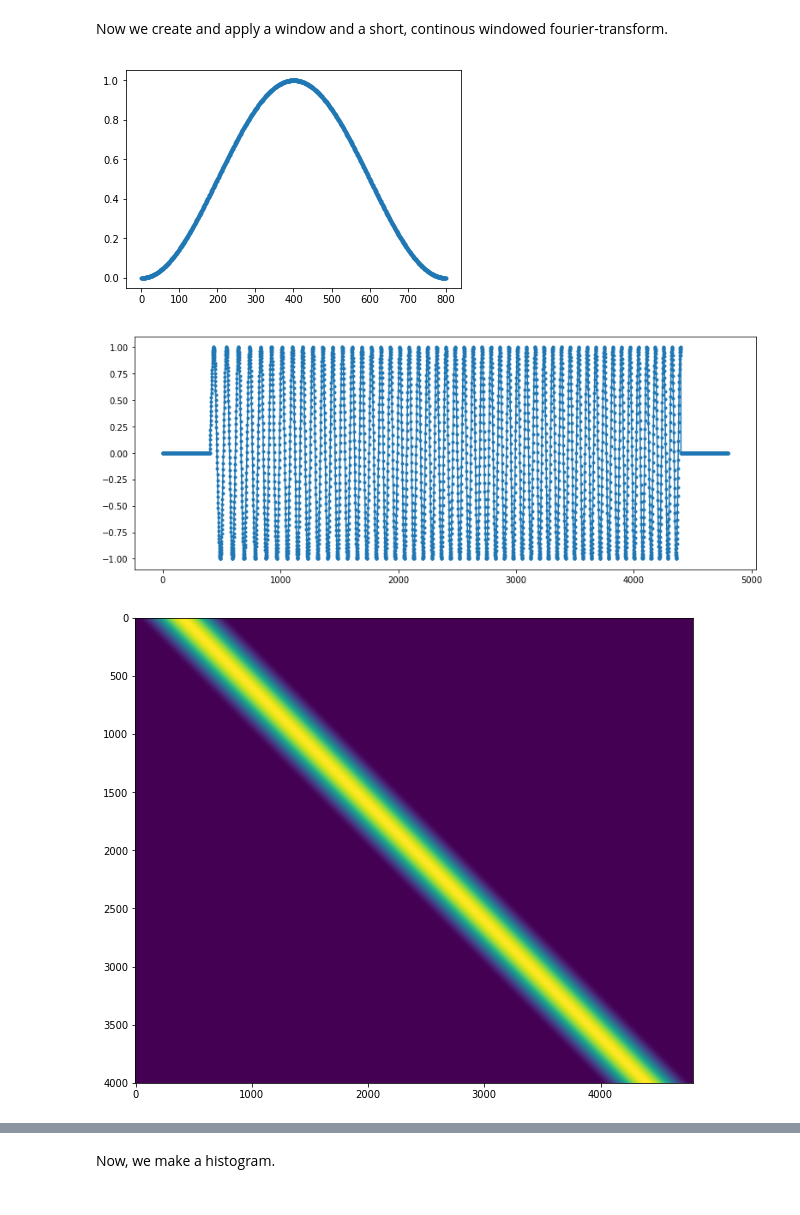
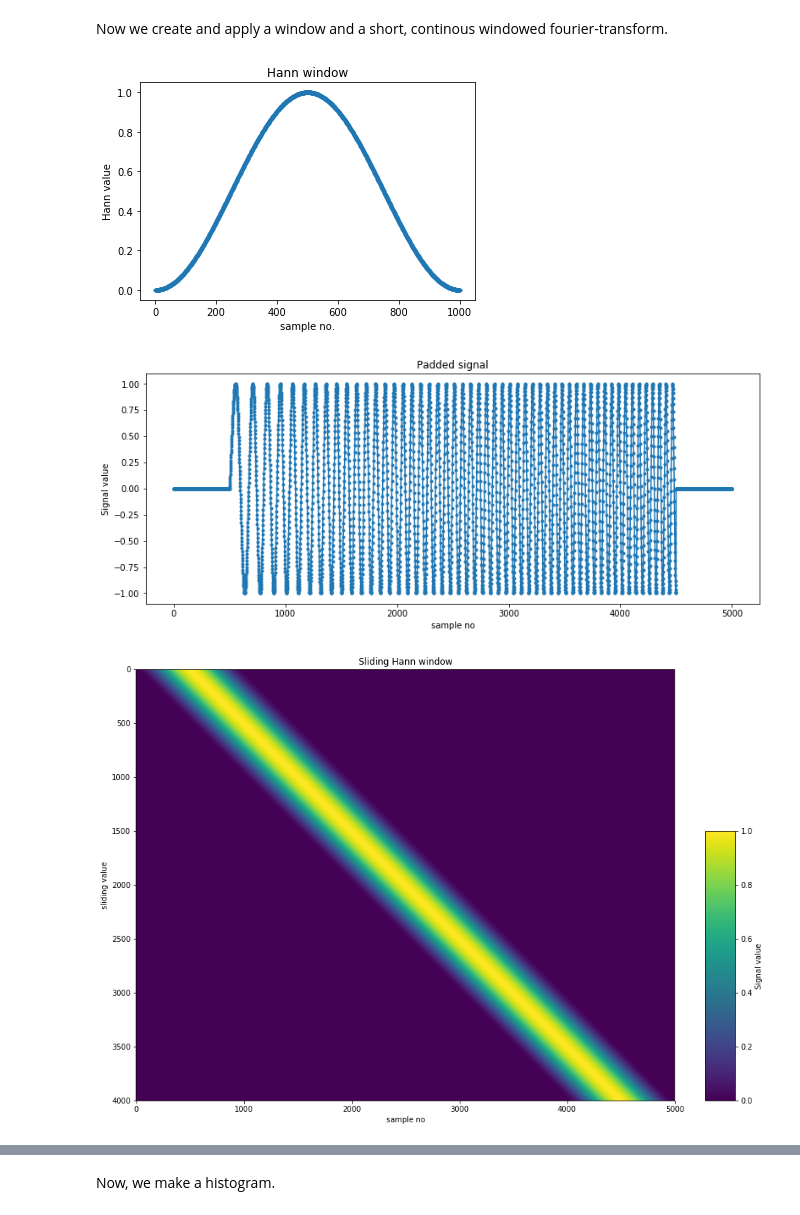
Before and after one commit to martonvavrik/fusion_research, a Jupyter notebook: waves.ipynb, the cells around one changed output, grey strips where cells are left out. Drawn from its saved outputs; the diff is of its cells as text; code cells hidden in the pictures.

Commit message:
Add files via upload
Fixed most plot labels

```diff
--- a/waves.ipynb
+++ b/waves.ipynb
@@ -15,7 +15,7 @@ from IPython.display import display
 <br> randamp - amplitude of noise (random noise)
 <br> <br> First, we create our signal and noise. In deafult: a sine wave, and a white noise.
 # %%
-f=5
+f=3
 #t=4
 samples=4000
 s_rate=1000
@@ -24,7 +24,7 @@ randamp=0
 frangemax=int(35*t)
 
 x = np.linspace(0.0, t, samples)
-s_det = np.sin(f*2*np.pi*x*(1+(x*2)**0.2))
+s_det = np.sin(f*2*np.pi*x*(1+(x*5)**0.4))
 s_noise = (np.random.rand(samples)-0.5)*randamp
 s=(s_det+s_noise)/(0.5*randamp+1)
 
@@ -192,31 +191,43 @@ plt.show()
 # %% [markdown]
 Now we create and apply a window and a short, continous windowed fourier-transform.
 # %%
-hann_r = 400
+hann_r = 500
 hann_base = np.hanning(2*hann_r+1)
 
 plt.plot(hann_base,".-")
+plt.title('Hann window')
+plt.xlabel('sample no.')
+plt.ylabel('Hann value')
 plt.show()
 
 z_padded_s = np.linspace (0, 0, samples+2*hann_r)
 z_0=z_padded_s
 z_padded_s[hann_r:-hann_r] = s
 
 plt.figure(figsize=(13,5))
 plt.plot(z_padded_s,".-")
+plt.title('Padded signal')
+plt.xlabel('sample no')
+plt.ylabel('Signal value')
 plt.show()
 
 win = np.zeros((samples, samples+hann_r+hann_r))
 for i in range(samples):
     win [i][i:i+hann_r+hann_r+1]=hann_base
 
-plt.figure(figsize=(10,10))
+plt.figure(figsize=(14,10))
 plt.imshow(win)
+plt.title('Sliding Hann window')
+plt.xlabel('sample no')
+plt.ylabel('sliding value')
+plt.subplots_adjust(bottom=0.1, right=0.88, top=0.9)
+cax = plt.axes([0.9, 0.1, 0.04, 0.5])
+plt.colorbar(cax=cax).set_label('Signal value')
 plt.show()
 # %% [output]
-[figure, old version]
+[figure, new version]
-[figure, old version]
+[figure, new version]
-[figure, old version]
+[figure, new version]
 # %%
 z_win = np.zeros((samples-hann_r-hann_r, samples))
 for i in range(samples-hann_r-hann_r):
```
Also changed, not shown: parts of 10 cells of this notebook.
